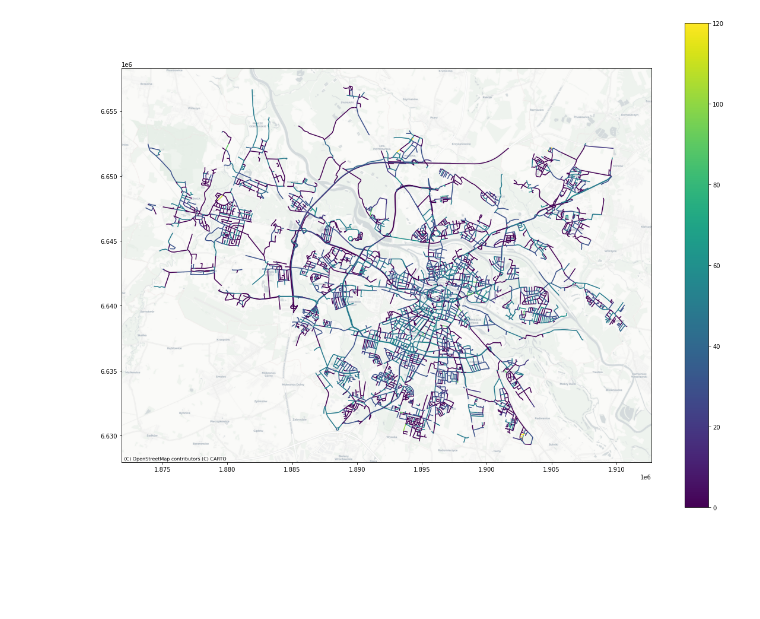
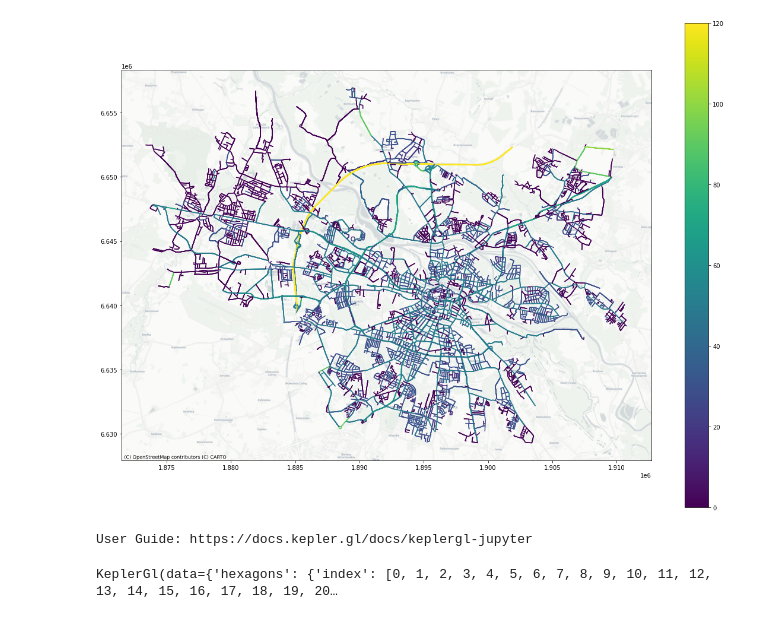
Before and after one commit to Calychas/highway2vec, a Jupyter notebook: notebooks/h3.ipynb, the cells around one changed output. Drawn from its saved outputs; the diff is of its cells as text; code cells hidden in the pictures; blank space fills up the shorter version.

```diff
--- a/notebooks/h3.ipynb
+++ b/notebooks/h3.ipynb
@@ -255,9 +172,8 @@ edges
 # %%
 from src.tools.feature_extraction import melt_and_max
 
-features = ["oneway", "lanes", "maxspeed", "width"]
-for column_name in features:
+for column_name in ["oneway", "lanes", "maxspeed", "width"]:
     columns = [x for x in edges.columns if column_name in x]
-    edges[column_name] = melt_and_max(edges, column_name, columns)
+    edges = edges.join(melt_and_max(edges, column_name, columns), on="id")
 edges
 # %% [output]
@@ -279,11 +181,17 @@ ble2 = edges.drop(columns=["osmid", "h3_id"]).groupby("id").first()
 # %%
 fig, ax = plt.subplots(1, 1, figsize=(20, 15))
 ax.set_aspect('equal')
 # hex_gdf.plot(column='cluster', ax=ax)
 # hexagons_clustered.to_crs(epsg=3857).plot(column='cluster', ax=ax, alpha=0.6)
 # hexagons_clustered[hexagons_clustered["cluster"] != -1].to_crs(epsg=3857).plot(column='cluster', ax=ax, alpha=0.6)
-ble2["geometry"] = ble2["geometry"].set_crs(epsg=4326)
-ble2.to_crs(epsg=3857).plot(ax=ax, column="maxspeed", alpha=1, legend=True)
+edges.to_crs(epsg=3857).plot(ax=ax, column="maxspeed", alpha=1, legend=True)
 ctx.add_basemap(ax, source=ctx.providers.CartoDB.Positron)
 # %% [output]
-[figure, old version]
+[figure, new version]
+# %%
+m = KeplerGl()
+m.add_data(edges.copy(), name="hexagons")
+m
+# %% [output]
+User Guide: https://docs.kepler.gl/docs/keplergl-jupyter
+KeplerGl(data={'hexagons': {'index': [0, 1, 2, 3, 4, 5, 6, 7, 8, 9, 10, 11, 12, 13, 14, 15, 16, 17, 18, 19, 20…
```
Also changed, not shown: parts of 23 cells of this notebook, 6 other files.
